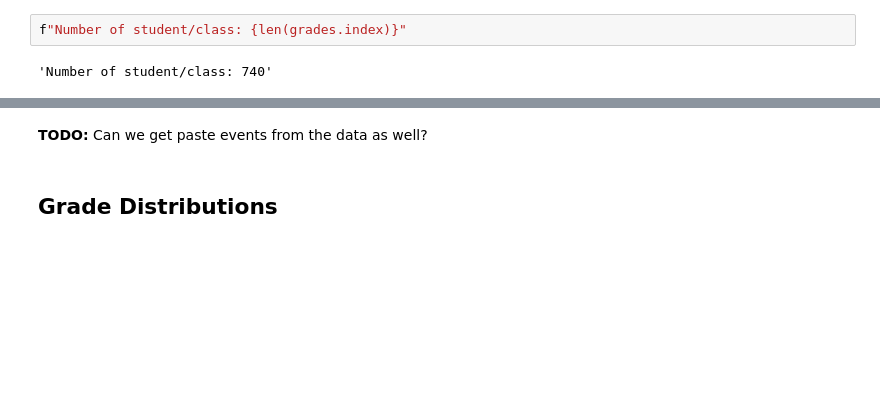
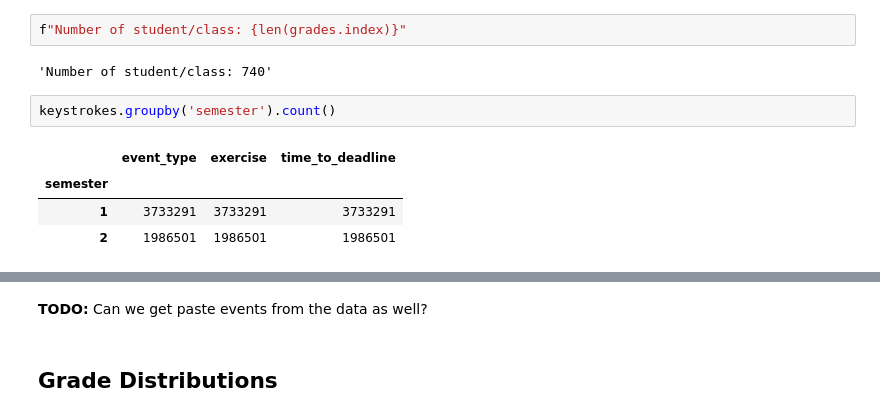
Before and after one commit to zacps/g-is-for-generalisation, a Jupyter notebook: EDA_small.ipynb, the cells around one changed output, grey strips where cells are left out. Drawn from its saved outputs; the diff is of its cells as text; blank space fills up the shorter version.

```diff
--- a/EDA_small.ipynb
+++ b/EDA_small.ipynb
@@ -90,6 +84,13 @@ array(['text_insert', 'text_remove', 'run', 'submit'], dtype=object)
 f"Number of student/class: {len(grades.index)}"
 # %% [output]
 'Number of student/class: 740'
+# %%
+keystrokes.groupby('semester').count()
+# %% [output]
+|  | event_type | exercise | time_to_deadline |
+| semester |  |  |  |
+| 1 | 3733291 | 3733291 | 3733291 |
+| 2 | 1986501 | 1986501 | 1986501 |
 # %%
 f"Number of events: {len(keystrokes.index)}"
 # %% [output]
```
Also changed, not shown: parts of 35 cells of this notebook, 2 other files.
